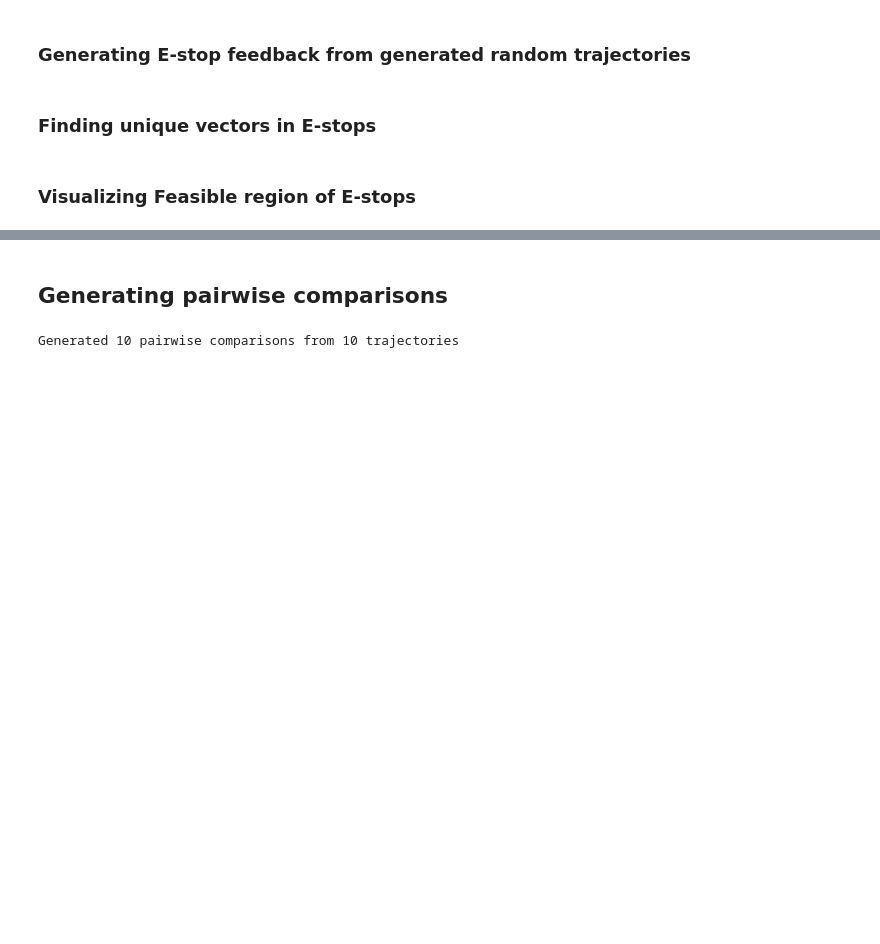
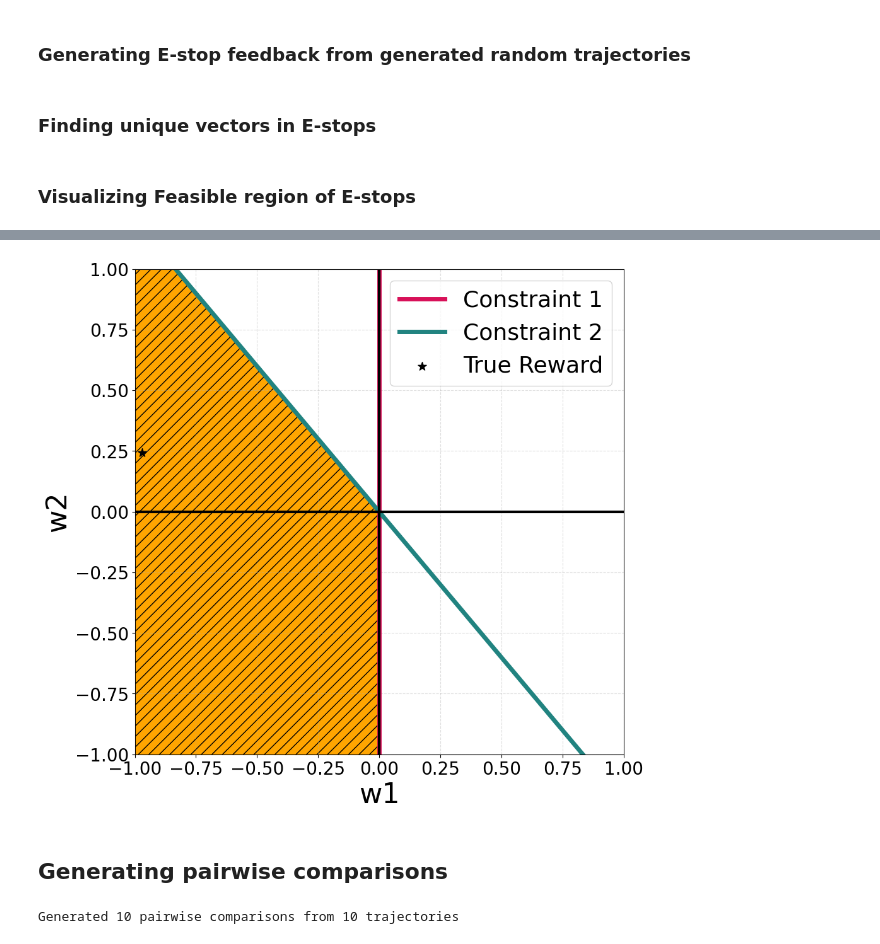
Before and after one commit to Alilarian/machine-teaching-irl, a Jupyter notebook: data_generation/visualizing_constraints.ipynb, the cells around one changed output, grey strips where cells are left out. Saved outputs shown, nothing was run; the diff lists cells and outputs as text; code cells hidden in the pictures; blank space fills up the shorter version.

```diff
--- a/data_generation/visualizing_constraints.ipynb
+++ b/data_generation/visualizing_constraints.ipynb
@@ -384,4 +384,79 @@ Total feasible points: 51428
 Feasible region exists: True
+# %%
+xs = [list(i) for i in normalized_unique_vectors_estops]
+
+# Plot setup
+plt.figure(figsize=(10, 10))
+num_constraints = len(xs)
+colormap = cm.get_cmap('tab10', num_constraints)
+#colors = [colormap(i) for i in range(num_constraints)]
+
+colors = ["#d81159", "#218380"]
+
+# True reward point
+# true_reward = np.array([-0.9701425, 0.24253563])
+true_reward = TRUE_REWARD
+#Identify binding constraints (those where true_reward is on or near the plane)
+tolerance = 1e-1  # Small tolerance for numerical precision
+tolerance = 0.12  # Small tolerance for numerical precision
+binding_indices = []
+for i, point in enumerate(xs):
+
+    # Check if true_reward satisfies the constraint approximately (point[0]*w1 + point[1]*w2 ≈ 0)
+    constraint_value = point[0] * true_reward[0] + point[1] * true_reward[1]
+
+    binding_indices.append(i)
+
+#Limit to two binding constraints (if more are found, select the first two)
+binding_indices = binding_indices
+
+x1 = np.linspace(-1, 1, 4000)
+for i in binding_indices:
+    point = xs[i]
+    if abs(point[1]) > 1e-10:  # Non-vertical line
+        x2 = -(point[0] / point[1]) * x1
+        plt.plot(x1, x2, color=colors[i], linestyle='-', linewidth=5, label=f'Constraint {i+1}')
+    else:  # Vertical line
+        plt.axvline(x=0, color=colors[i], linestyle='-', linewidth=5, label=f'Constraint {i+1}')
+
+# Feasible region (still computed using all constraints for accuracy)
+x1_grid, x2_grid = np.meshgrid(np.linspace(-1, 1, 8000), np.linspace(-1, 1, 8000))
+feasible = np.ones_like(x1_grid, dtype=bool)
+for i, point in enumerate(xs):
+    if np.all(point == 0):
+        continue
+    constraint = point[0] * x1_grid + point[1] * x2_grid >= 0
+    feasible &= constraint
+
+# Plot feasible region with hatching
+plt.contourf(x1_grid, x2_grid, feasible, levels=[0.5, 1], colors="orange", alpha=1, hatches=['//'])
+
+plt.scatter(true_reward[0], true_reward[1],
+            color='black',
+            s=100,
+            edgecolors='black',
+            marker='*',
+            zorder=5,
+            label='True Reward')
+
+# Axes and labels
+plt.axhline(0, color='black', linewidth=3)
+plt.axvline(0, color='black', linewidth=3)
+plt.grid(True, linestyle="--", alpha=0.4)
+plt.xlabel('w1', fontsize=32)
+plt.ylabel('w2', fontsize=32)
+plt.tick_params(axis='both', labelsize=20)
+plt.xlim(-1, 1)
+plt.ylim(-1, 1)
+plt.legend(fontsize=26)
+
+
+
+#plt.savefig("estop_feasible_region_non_fixed_same_start.pdf", dpi=4000, bbox_inches='tight')
+plt.savefig("estop_feasible_region_non_fixed_same_start.pdf", dpi=300, bbox_inches='tight')
+plt.show()
+# %% [output]
+[figure, added]
 # %% [markdown]
 ## Generating pairwise comparisons
 # %%
```
Also changed, not shown: parts of 8 cells of this notebook.
